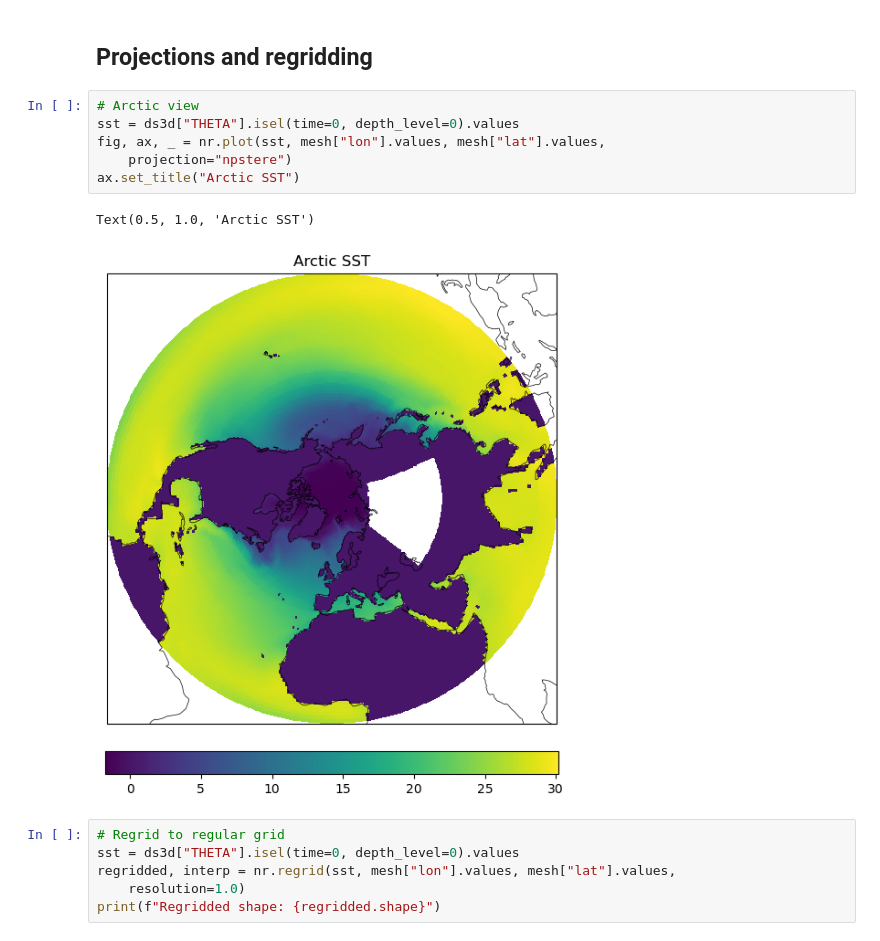
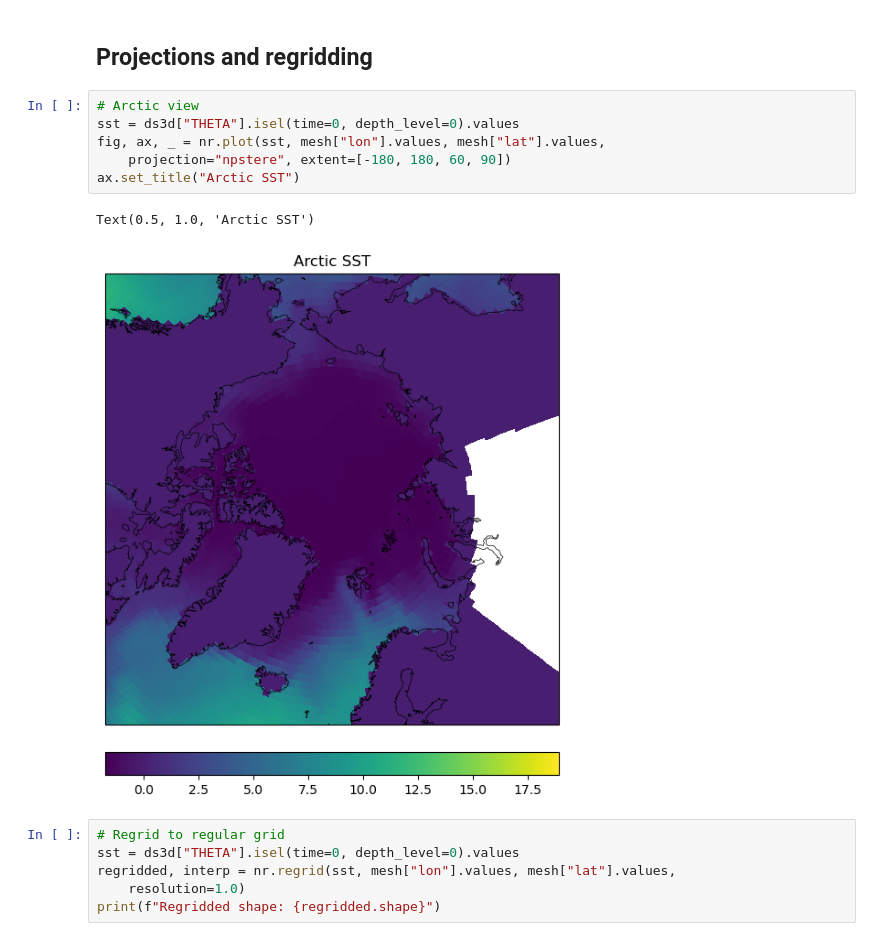
Before and after one commit to koldunovn/nereus, a Jupyter notebook: examples/mitgcm_example.ipynb, the cells around one changed output. Drawn from its saved outputs; the diff is of its cells as text.

```diff
--- a/examples/mitgcm_example.ipynb
+++ b/examples/mitgcm_example.ipynb
@@ -184,12 +187,12 @@ Text(0.5, 1.0, 'Temperature at 95m depth')
 # %%
 # Arctic view
 sst = ds3d["THETA"].isel(time=0, depth_level=0).values
 fig, ax, _ = nr.plot(sst, mesh["lon"].values, mesh["lat"].values,
-    projection="npstere")
+    projection="npstere", extent=[-180, 180, 60, 90])
 ax.set_title("Arctic SST")
 # %% [output]
 Text(0.5, 1.0, 'Arctic SST')
-[figure, old version]
+[figure, new version]
 # %%
 # Regrid to regular grid
 sst = ds3d["THETA"].isel(time=0, depth_level=0).values
```
Also changed, not shown: parts of 5 cells of this notebook, 5 other files.
